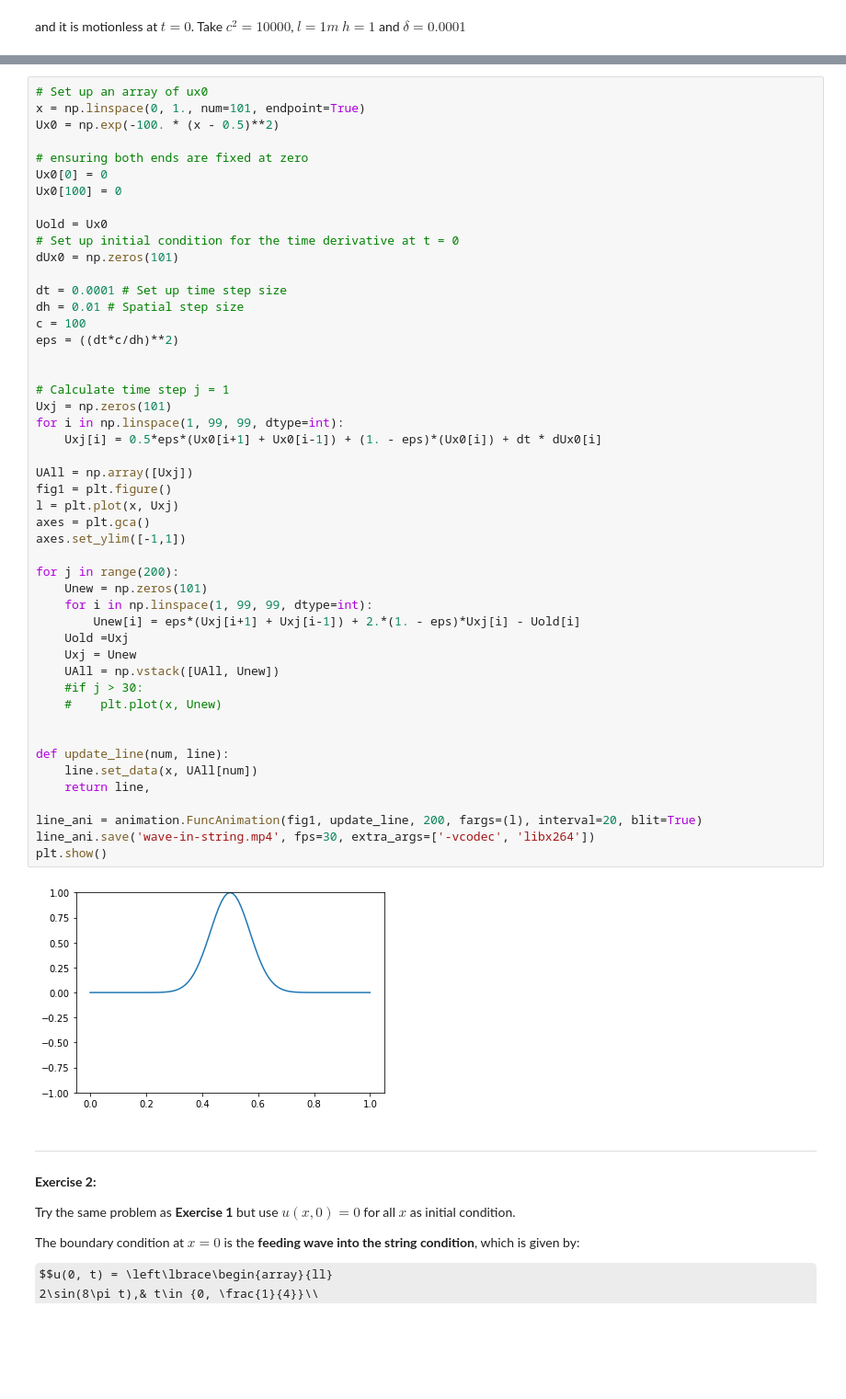
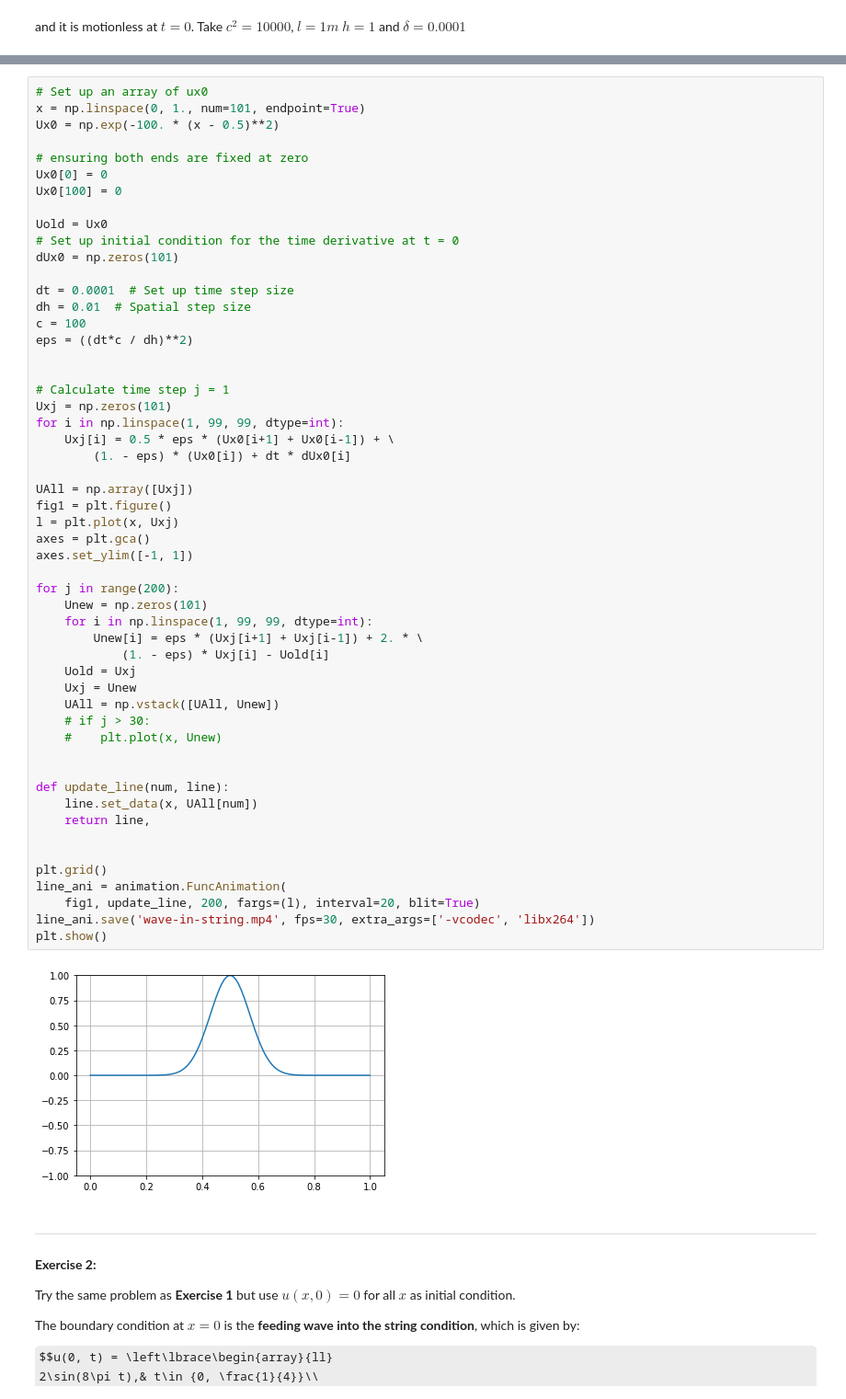
Before and after one commit to gigadot/ssm, a Jupyter notebook: Topic 02 - Partial Differential Equation (PDE)/2.1 Partial Differential Equation (PDE).ipynb, the cells around one changed output, grey strips where cells are left out. Shown at 92% size. Saved outputs shown, nothing was run; the diff lists cells and outputs as text; some formulas as TeX source; blank space fills up the shorter version.

```diff
--- a/Topic 02 - Partial Differential Equation (PDE)/2.1 Partial Differential Equation (PDE).ipynb
+++ b/Topic 02 - Partial Differential Equation (PDE)/2.1 Partial Differential Equation (PDE).ipynb
@@ -166,43 +165,48 @@ Uold = Ux0
 # Set up initial condition for the time derivative at t = 0
 dUx0 = np.zeros(101)
 
-dt = 0.0001 # Set up time step size
-dh = 0.01 # Spatial step size
+dt = 0.0001  # Set up time step size
+dh = 0.01  # Spatial step size
 c = 100
-eps = ((dt*c/dh)**2)
+eps = ((dt*c / dh)**2)
 
 
 # Calculate time step j = 1
 Uxj = np.zeros(101)
 for i in np.linspace(1, 99, 99, dtype=int):
-    Uxj[i] = 0.5*eps*(Ux0[i+1] + Ux0[i-1]) + (1. - eps)*(Ux0[i]) + dt * dUx0[i]
+    Uxj[i] = 0.5 * eps * (Ux0[i+1] + Ux0[i-1]) + \
+        (1. - eps) * (Ux0[i]) + dt * dUx0[i]
 
 UAll = np.array([Uxj])
 fig1 = plt.figure()
 l = plt.plot(x, Uxj)
 axes = plt.gca()
-axes.set_ylim([-1,1])
+axes.set_ylim([-1, 1])
 
 for j in range(200):
     Unew = np.zeros(101)
     for i in np.linspace(1, 99, 99, dtype=int):
-        Unew[i] = eps*(Uxj[i+1] + Uxj[i-1]) + 2.*(1. - eps)*Uxj[i] - Uold[i]
-    Uold =Uxj
+        Unew[i] = eps * (Uxj[i+1] + Uxj[i-1]) + 2. * \
+            (1. - eps) * Uxj[i] - Uold[i]
+    Uold = Uxj
     Uxj = Unew
     UAll = np.vstack([UAll, Unew])
-    #if j > 30:
+    # if j > 30:
     #    plt.plot(x, Unew)
 
 
 def update_line(num, line):
     line.set_data(x, UAll[num])
     return line,
 
-line_ani = animation.FuncAnimation(fig1, update_line, 200, fargs=(l), interval=20, blit=True)
+
+plt.grid()
+line_ani = animation.FuncAnimation(
+    fig1, update_line, 200, fargs=(l), interval=20, blit=True)
 line_ani.save('wave-in-string.mp4', fps=30, extra_args=['-vcodec', 'libx264'])
 plt.show()
 # %% [output]
-[figure, old version]
+[figure, new version]
 # %% [markdown]
 ---
 **Exercise 2:**
```
Also changed, not shown: parts of 2 cells of this notebook, 2 other files.
